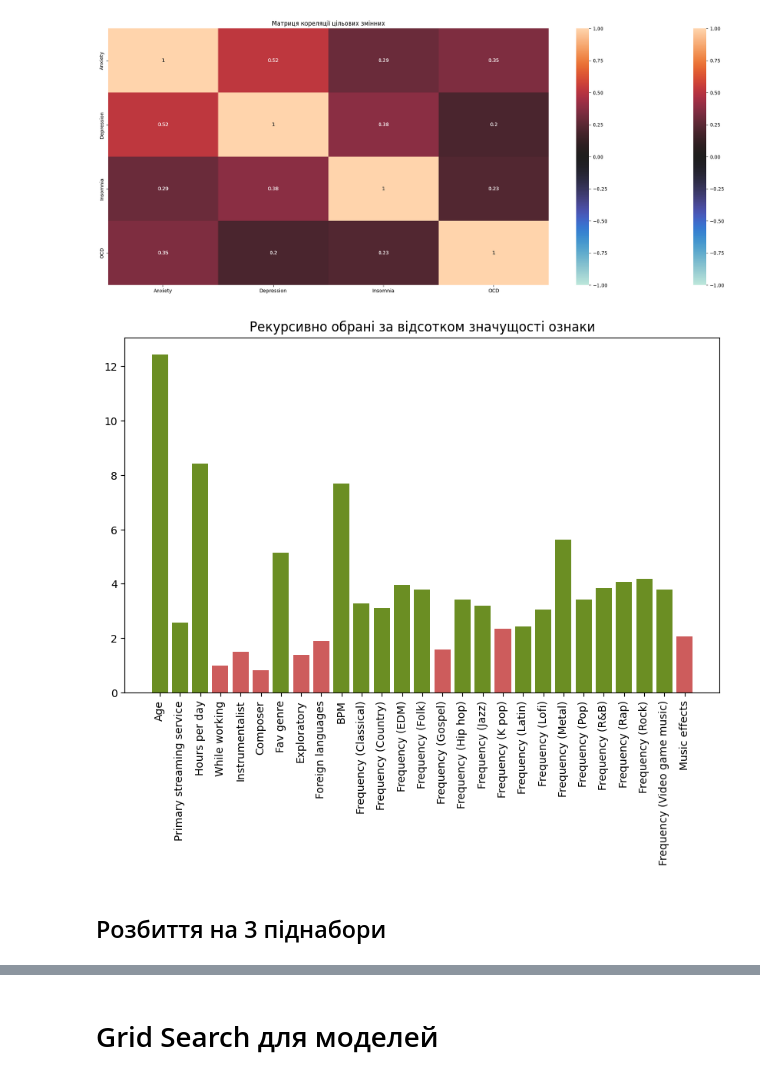
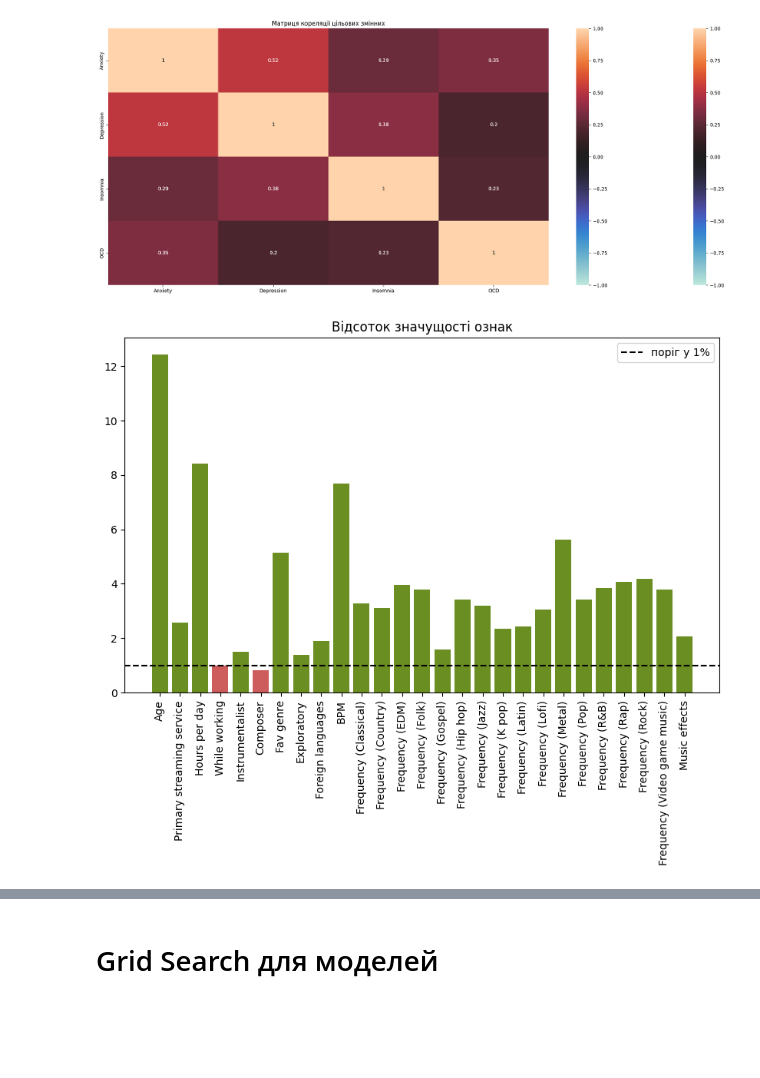
Before and after one commit to kaeobfg/bachelor-thesis, a Jupyter notebook: Code/diploma_lanko.ipynb, the cells around one changed output, grey strips where cells are left out. Drawn from its saved outputs; the diff is of its cells as text; code cells hidden in the pictures; blank space fills up the shorter version.

```diff
--- a/Code/diploma_lanko.ipynb
+++ b/Code/diploma_lanko.ipynb
@@ -550,8 +616,6 @@ correlation(y, mode='variables')
 # %% [output]
 [figure]
 # %%
-X_enc_stand, X_enc_norm = select_features(X_enc_stand_old, X_enc_norm_old, y)
+X_enc_stand_per, X_enc_norm_per = select_features(X_enc_stand_old, X_enc_norm_old, y, mode='thresh')
 # %% [output]
-[figure, old version]
+[figure, new version]
-# %% [markdown]
-## Розбиття на 3 піднабори
```
Also changed, not shown: parts of 48 cells of this notebook.
